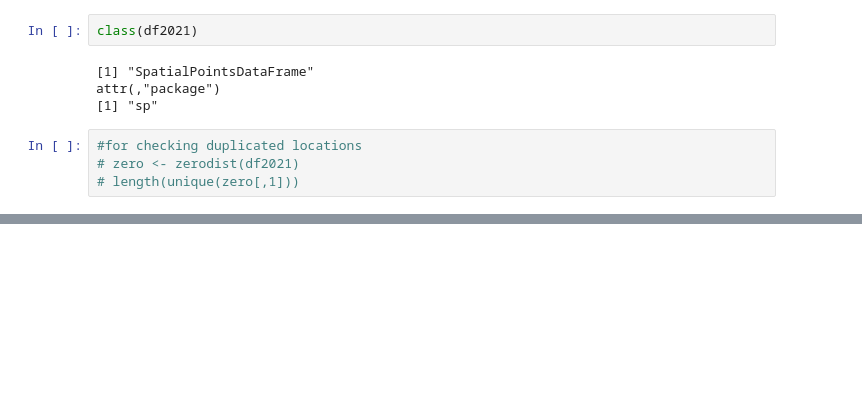
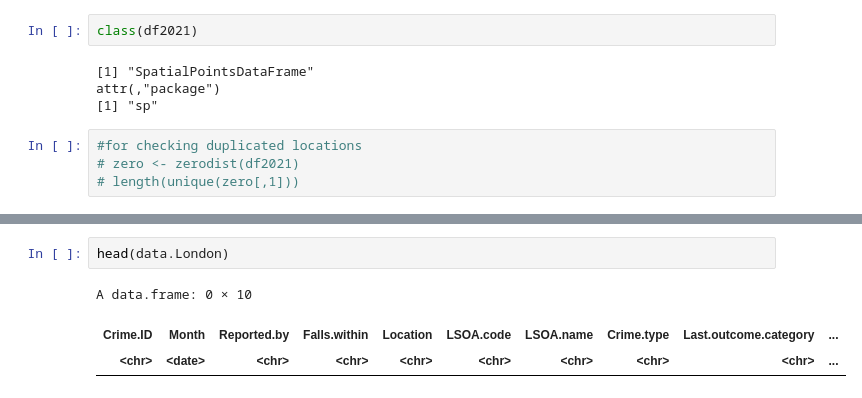
Before and after one commit to cmmarellano/RandomScripts, a Jupyter notebook: A8_draft_final.ipynb, the cells around one changed output, grey strips where cells are left out. Saved outputs shown, nothing was run; the diff lists cells and outputs as text; blank space fills up the shorter version.

```diff
--- a/A8_draft_final.ipynb
+++ b/A8_draft_final.ipynb
@@ -191,0 +212,6 @@ GreaterLondon <- shapefile("data/Londondistricts_UTM30.shp")
+# %%
+head(data.London)
+# %% [output]
+A data.frame: 0 × 10
+| Crime.ID | Month | Reported.by | Falls.within | Location | LSOA.code | LSOA.name | Crime.type | Last.outcome.category | ... |
+| <chr> | <date> | <chr> | <chr> | <chr> | <chr> | <chr> | <chr> | <chr> | ... |
```
Also changed, not shown: parts of 10 cells of this notebook, 8 other files.
